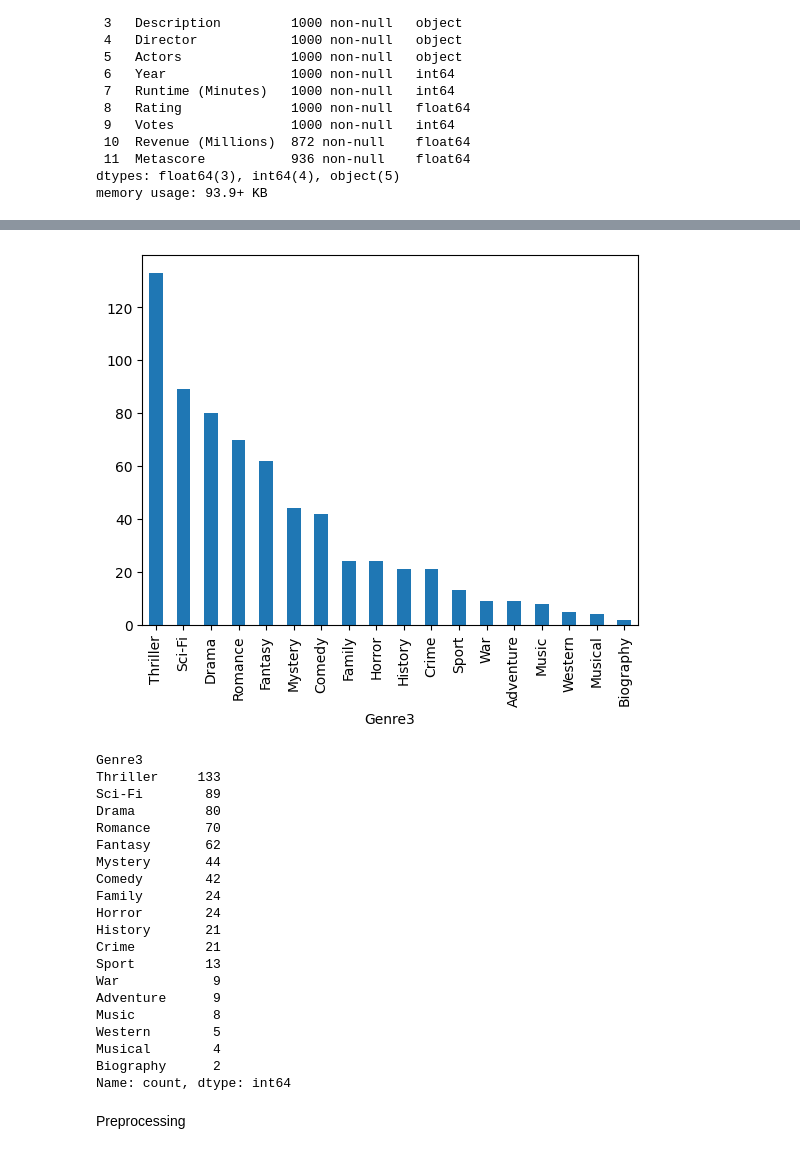
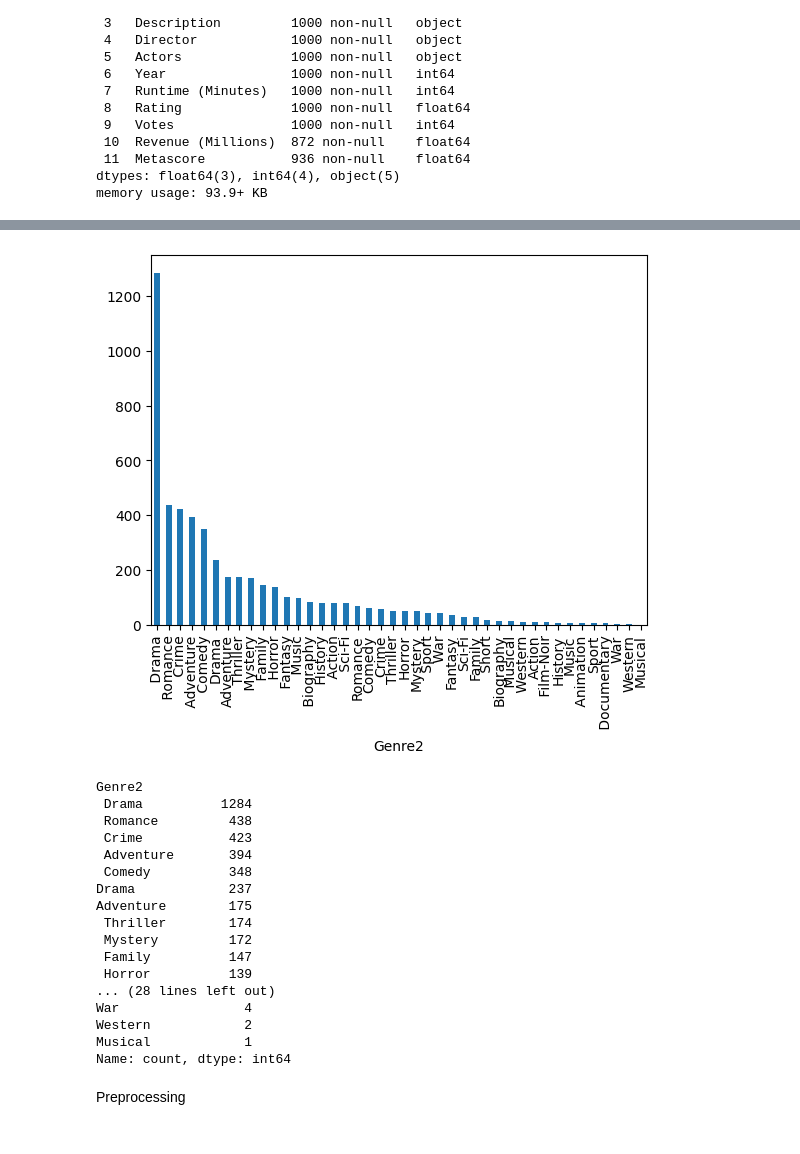
Before and after one commit to kemalhiero/tb_apm, a Jupyter notebook: app.ipynb, the cells around one changed output, grey strips where cells are left out. Cells and saved outputs as stored; diff of their text form; code cells hidden in the pictures.

```diff
--- a/app.ipynb
+++ b/app.ipynb
@@ -41,7 +41,7 @@ memory usage: 93.9+ KB
 # %%
 # hapus atribut yang tidak relevan
 
-att_tdk_relevan = ['Rank', 'Director', 'Actors', 'Runtime (Minutes)', 'Revenue (Millions)', 'Metascore', 'Votes' ]
+att_tdk_relevan = ['Rank', 'Director', 'Actors', 'Runtime (Minutes)', 'Revenue (Millions)', 'Metascore', 'Votes', 'Year', 'Rating' ]
 data = data.drop(att_tdk_relevan, axis=1)
-data
+data.head()
 # %% [output]
@@ -76,6 +89,15 @@ memory usage: 39.2+ KB
 # %%
+# Gabung data 1 dengan data 2
+
+merged_data = pd.concat([data, data2], ignore_index=True)
+# merged_data['Genre'] = merged_data['Genre'].apply(lambda x: x.split(','))
+
 # pecah fitur genre menjadi beberapa kolom, yaitu genre1, genre2, dan genre3
-data[['Genre1', 'Genre2', 'Genre3']] = data['Genre'].str.split(',', expand=True)
-data = data.drop('Genre', axis=1)
-data
+merged_data[['Genre1', 'Genre2', 'Genre3']] = merged_data['Genre'].str.split(',', expand=True)
+merged_data = merged_data.drop('Genre', axis=1)
+
+# dijadikan ke file csv baru
+merged_data.to_csv('data/data_film.csv', index=False)
+
+merged_data
 # %% [output]
@@ -97,0 +119,18 @@ data.to_csv('data/data_film.csv', index=False)
+# %%
+# Gabung dengan data 3
+
+data3 = pd.read_csv('data/trainingSet.csv')
+
+att_tdk_relevan = ['imdbID']
+data3 = data3.drop(att_tdk_relevan, axis=1)
+
+data3.rename(columns={'Plot': 'Description'}, inplace=True)
+data_final = pd.concat([merged_data, data3], ignore_index=True)
+
+# menghapus duplikat pada kolom 'title'
+data_final = data_final.drop_duplicates(subset=['Title'])
+
+# dijadikan ke file csv baru
+data_final.to_csv('data/data_film.csv', index=False)
+
+data_final
@@ -121,32 +175,29 @@ Romance        2
 Name: count, dtype: int64
 # %%
-# lihat genre terbanyak di genre3
+# lihat genre terbanyak di genre2
 # counts = train.Genre2.value_counts()
-counts = check_data.Genre3.value_counts()
+counts = data_final.Genre2.value_counts()
 counts.plot(kind='bar')
 plt.show()
 print (counts)
 # %% [output]
-[figure, old version]
+[figure, new version]
-Genre3
-Thriller     133
-Sci-Fi        89
-Drama         80
-Romance       70
-Fantasy       62
-Mystery       44
-Comedy        42
-Family        24
-Horror        24
-History       21
-Crime         21
-Sport         13
-War            9
-Adventure      9
-Music          8
-Western        5
-Musical        4
-Biography      2
+Genre2
+ Drama          1284
+ Romance         438
+ Crime           423
+ Adventure       394
+ Comedy          348
+Drama            237
+Adventure        175
+ Thriller        174
+ Mystery         172
+ Family          147
+ Horror          139
+... (28 lines left out)
+War                4
+Western            2
+Musical            1
 Name: count, dtype: int64
 # %% [markdown]
 Preprocessing
```
Also changed, not shown: parts of 19 cells of this notebook, 10 other files.
